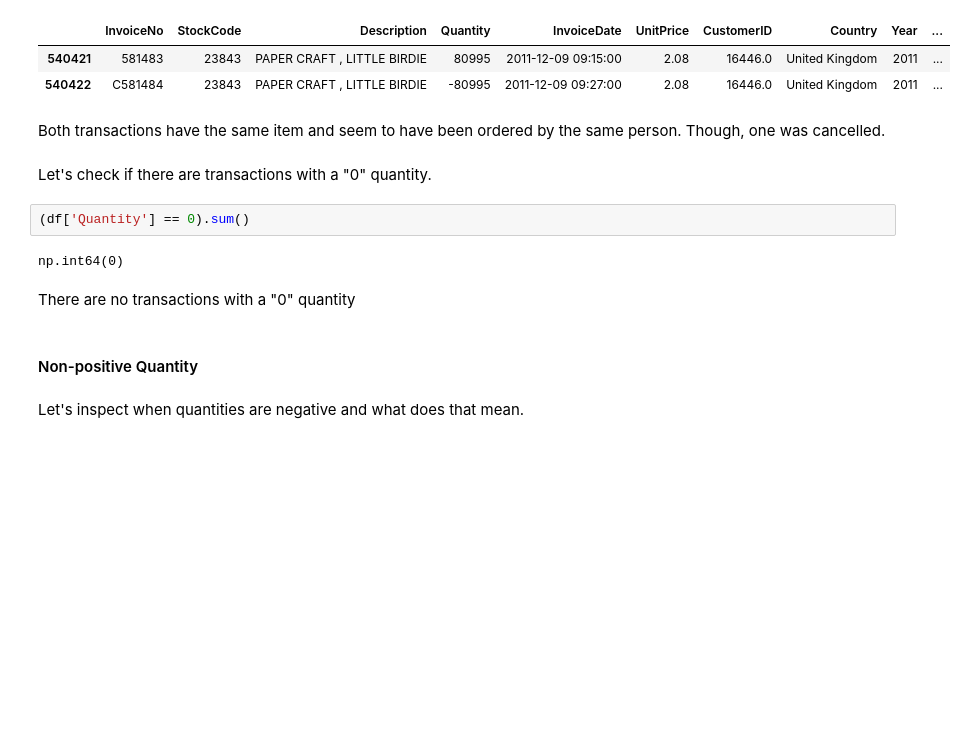
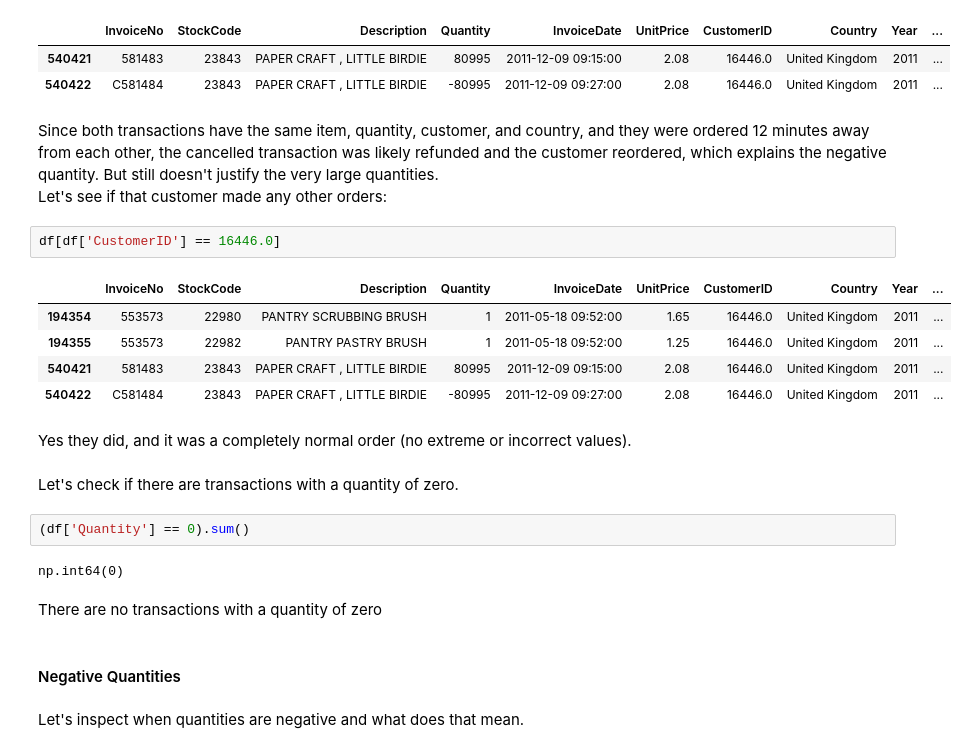
Before and after one commit to ahmed-nassr/online-retail, a Jupyter notebook: notebooks/01_raw_data_exploration.ipynb, the cells around one changed output. Saved outputs shown, nothing was run; the diff lists cells and outputs as text; blank space fills up the shorter version.

```diff
--- a/notebooks/01_raw_data_exploration.ipynb
+++ b/notebooks/01_raw_data_exploration.ipynb
@@ -705,17 +707,28 @@ df[df['Quantity'].isin([80995, -80995])]
 | 540421 | 581483 | 23843 | PAPER CRAFT , LITTLE BIRDIE | 80995 | 2011-12-09 09:15:00 | 2.08 | 16446.0 | United Kingdom | 2011 | ... |
 | 540422 | C581484 | 23843 | PAPER CRAFT , LITTLE BIRDIE | -80995 | 2011-12-09 09:27:00 | 2.08 | 16446.0 | United Kingdom | 2011 | ... |
 # %% [markdown]
-Both transactions have the same item and seem to have been ordered by the same person. Though, one was cancelled.
+Since both transactions have the same item, quantity, customer, and country, and they were ordered 12 minutes away from each other, the cancelled transaction was likely refunded and the customer reordered, which explains the negative quantity. But still doesn't justify the very large quantities.\
+Let's see if that customer made any other orders:
+# %%
+df[df['CustomerID'] == 16446.0]
+# %% [output]
+|  | InvoiceNo | StockCode | Description | Quantity | InvoiceDate | UnitPrice | CustomerID | Country | Year | ... |
+| 194354 | 553573 | 22980 | PANTRY SCRUBBING BRUSH | 1 | 2011-05-18 09:52:00 | 1.65 | 16446.0 | United Kingdom | 2011 | ... |
+| 194355 | 553573 | 22982 | PANTRY PASTRY BRUSH | 1 | 2011-05-18 09:52:00 | 1.25 | 16446.0 | United Kingdom | 2011 | ... |
+| 540421 | 581483 | 23843 | PAPER CRAFT , LITTLE BIRDIE | 80995 | 2011-12-09 09:15:00 | 2.08 | 16446.0 | United Kingdom | 2011 | ... |
+| 540422 | C581484 | 23843 | PAPER CRAFT , LITTLE BIRDIE | -80995 | 2011-12-09 09:27:00 | 2.08 | 16446.0 | United Kingdom | 2011 | ... |
+# %% [markdown]
+Yes they did, and it was a completely normal order (no extreme or incorrect values).
 # %% [markdown]
-Let's check if there are transactions with a "0" quantity.
+Let's check if there are transactions with a quantity of zero.
 # %%
 (df['Quantity'] == 0).sum()
 # %% [output]
 np.int64(0)
 # %% [markdown]
-There are no transactions with a "0" quantity
+There are no transactions with a quantity of zero
 # %% [markdown]
-#### Non-positive Quantity
+#### Negative Quantities
 # %% [markdown]
 Let's inspect when quantities are negative and what does that mean.
 # %%
```
Also changed, not shown: parts of 41 cells of this notebook.
